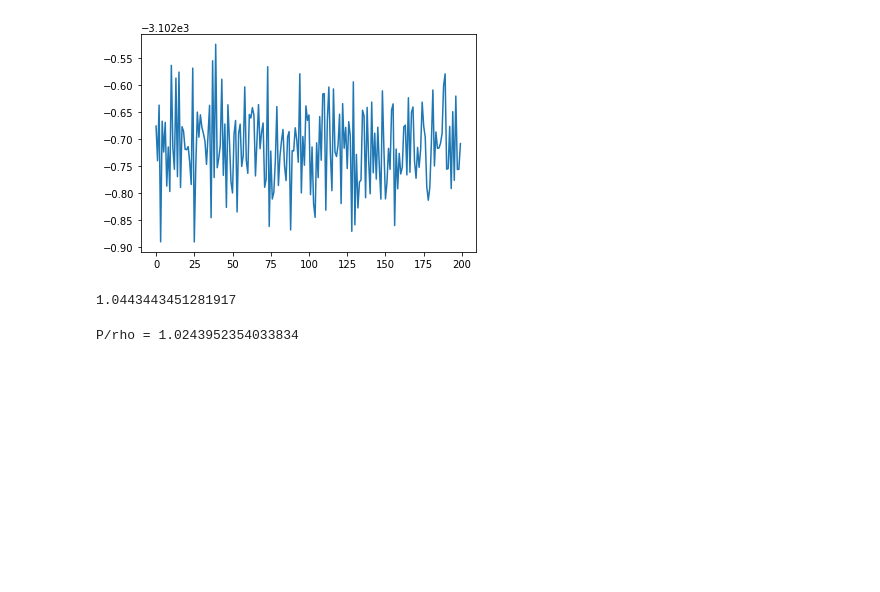
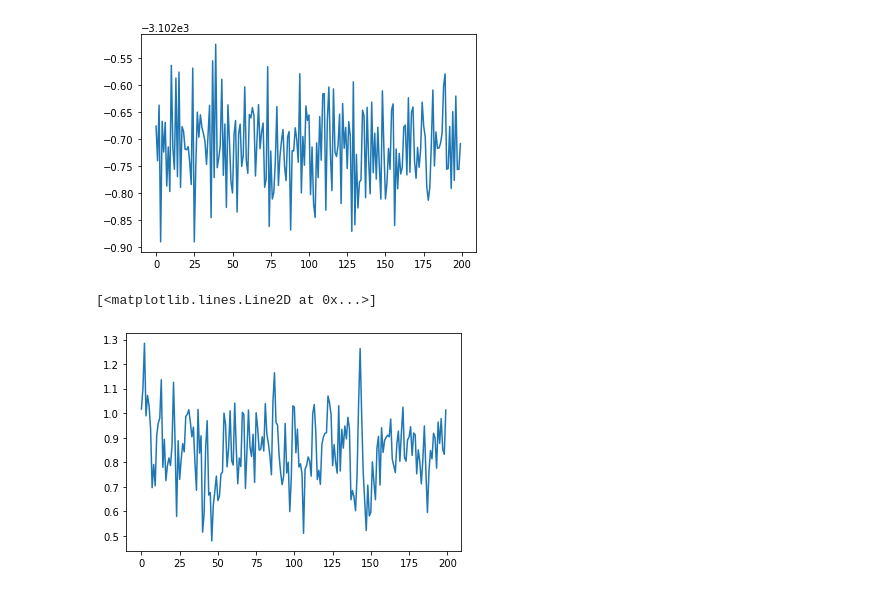
Before and after one commit to joheenc/liquid_argon_md, a Jupyter notebook: Liquid Argon Simulation.ipynb, the cells around one changed output. Drawn from its saved outputs; the diff is of its cells as text; code cells hidden in the pictures; blank space fills up the shorter version.

```diff
--- a/Liquid Argon Simulation.ipynb
+++ b/Liquid Argon Simulation.ipynb
@@ -556,35 +561,34 @@ plt.plot(np.array(df['Un']) + np.array(df['Kn']))
 # %% [output]
 [<matplotlib.lines.Line2D at 0x...>]
 [figure]
-# %%
-T =  np.mean(df['Kn'])*(2./3.)/N
-T
-# %% [output]
-1.0443443451281917
 # %%
 #Now I do the pressure calculation
 with open('liquidargondata/fourththerm/x.csv', newline='') as xfile:
-    xn0 = np.array(list(csv.reader(xfile))[-1], dtype=np.float64)
+    xn0s = np.array(list(csv.reader(xfile)), dtype=np.float64)
 with open('liquidargondata/fourththerm/y.csv', newline='') as yfile:
-    yn0 = np.array(list(csv.reader(yfile))[-1], dtype=np.float64)
+    yn0s = np.array(list(csv.reader(yfile)), dtype=np.float64)
 with open('liquidargondata/fourththerm/z.csv', newline='') as zfile:
-    zn0 = np.array(list(csv.reader(zfile))[-1], dtype=np.float64)
+    zn0s = np.array(list(csv.reader(zfile)), dtype=np.float64)
 with open('liquidargondata/fourththerm/vx.csv', newline='') as vxfile:
-    vxn0 = np.array(list(csv.reader(vxfile))[-1], dtype=np.float64)
+    vxn0s = np.array(list(csv.reader(vxfile)), dtype=np.float64)
 with open('liquidargondata/fourththerm/vy.csv', newline='') as vyfile:
-    vyn0 = np.array(list(csv.reader(vyfile))[-1], dtype=np.float64)
+    vyn0s = np.array(list(csv.reader(vyfile)), dtype=np.float64)
 with open('liquidargondata/fourththerm/vz.csv', newline='') as vzfile:
-    vzn0 = np.array(list(csv.reader(vzfile))[-1], dtype=np.float64)
-Fstep(xn0, yn0, zn0)
+    vzn0s = np.array(list(csv.reader(vzfile)), dtype=np.float64)
+
 def dUdr():
     u0 = r**(-13)
     u0[u0 == np.inf] = 0
     u1 = r**(-7)
     u1[u1 == np.inf] = 0
     return -48*(u0 - 0.5*u1)
-T = np.mean(df['Kn'])*(2./3.)/N
-P = rho*T - rho*np.mean(0.5 * np.sum(dUdr() * r)) / (3*N*T)
-print(f'P/rho = {P/rho}')
-#for reference, Verlet's P/{rho} for beta=1 was around 0.9
+Ps = np.zeros(len(xn0s)) #stores the pressures at each time step
+for i in range(len(xn0s)):
+    Fstep(xn0s[i], yn0s[i], zn0s[i])
+    T = df['Kn'].iloc[i]*(2./3.)/N
+    Ps[i] = rho*T - rho*np.mean(0.5 * np.sum(dUdr() * r)) / (3*N*T)
+plt.plot(Ps/rho)
+#for reference, Verlet's P/{rho} for beta=1 was around 0.9, which looks roughly like the center of our distribution
 # %% [output]
-P/rho = 1.0243952354033834
+[<matplotlib.lines.Line2D at 0x...>]
+[figure, added]
```
Also changed, not shown: parts of 2 cells of this notebook.
